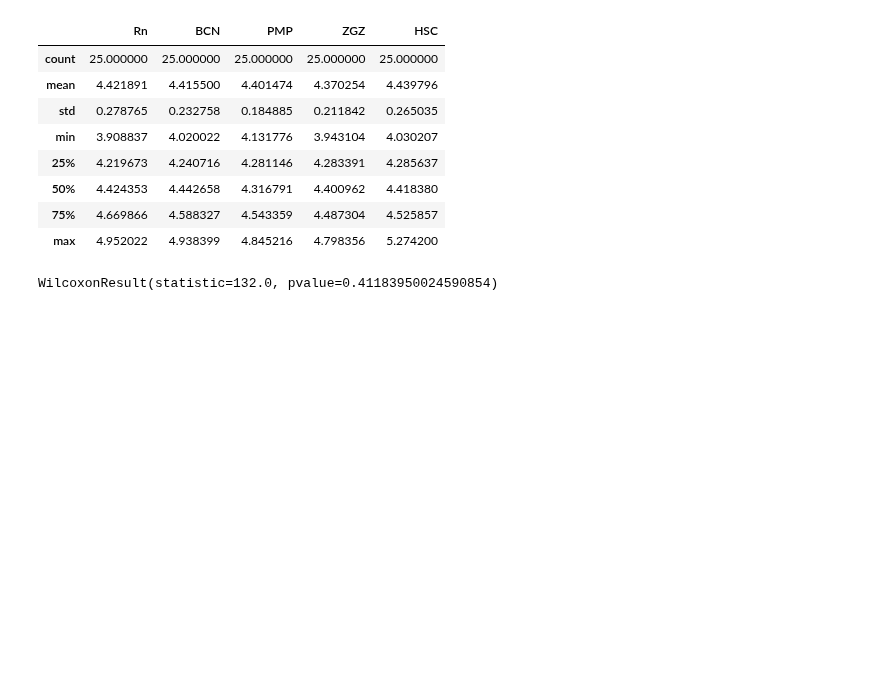
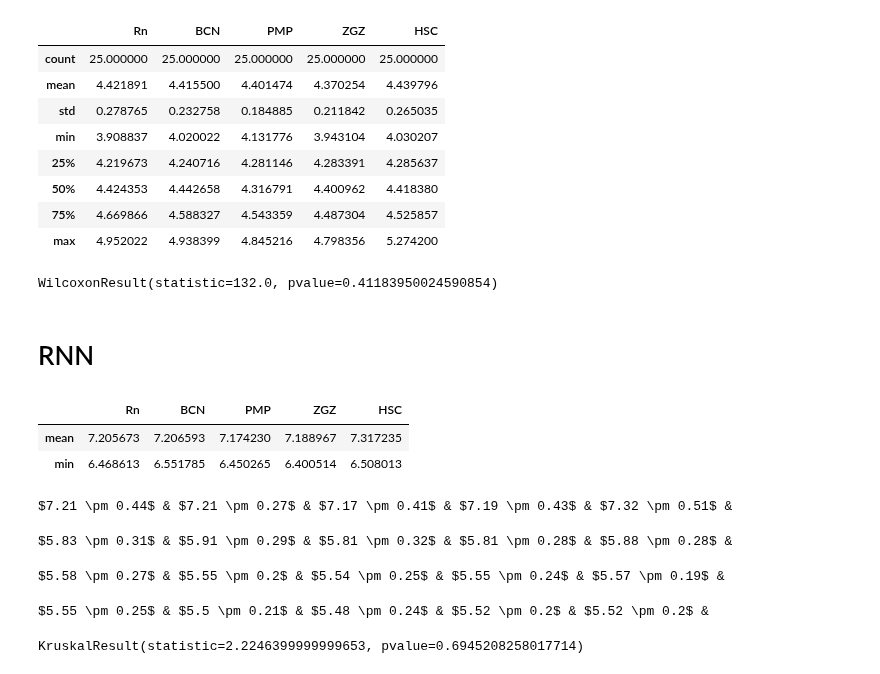
Before and after one commit to TsspGit/Rn_Time_Series, a Jupyter notebook: AEMET/Codes_Daily/Statistical_Analysis.ipynb, the cells around one changed output. Cells and saved outputs as stored; diff of their text form; code cells hidden in the pictures; blank space fills up the shorter version.

```diff
--- a/AEMET/Codes_Daily/Statistical_Analysis.ipynb
+++ b/AEMET/Codes_Daily/Statistical_Analysis.ipynb
@@ -241,3 +241,37 @@ DF8_Fw.describe()
 wilcoxon(DF8_Fw['Rn'].values, DF8_Fw['ZGZ'].values)
 # %% [output]
 WilcoxonResult(statistic=132.0, pvalue=0.41183950024590854)
+# %% [markdown]
+# RNN
+# %%
+DF2_Fw = pd.read_csv('../logs/ErrorsRNN2Fw.csv')
+DF4_Fw = pd.read_csv('../logs/ErrorsRNN4Fw.csv')
+DF6_Fw = pd.read_csv('../logs/ErrorsRNN6Fw.csv')
+DF8_Fw = pd.read_csv('../logs/ErrorsRNN8Fw.csv')
+# %%
+DF2_Fw.describe().loc[['mean', 'min']]
+# %% [output]
+|  | Rn | BCN | PMP | ZGZ | HSC |
+| mean | 7.205673 | 7.206593 | 7.174230 | 7.188967 | 7.317235 |
+| min | 6.468613 | 6.551785 | 6.450265 | 6.400514 | 6.508013 |
+# %%
+toLatexformat(DF2_Fw)
+# %% [output]
+$7.21 \pm 0.44$ & $7.21 \pm 0.27$ & $7.17 \pm 0.41$ & $7.19 \pm 0.43$ & $7.32 \pm 0.51$ &
+# %%
+toLatexformat(DF4_Fw)
+# %% [output]
+$5.83 \pm 0.31$ & $5.91 \pm 0.29$ & $5.81 \pm 0.32$ & $5.81 \pm 0.28$ & $5.88 \pm 0.28$ &
+# %%
+toLatexformat(DF6_Fw)
+# %% [output]
+$5.58 \pm 0.27$ & $5.55 \pm 0.2$ & $5.54 \pm 0.25$ & $5.55 \pm 0.24$ & $5.57 \pm 0.19$ &
+# %%
+toLatexformat(DF8_Fw)
+# %% [output]
+$5.55 \pm 0.25$ & $5.5 \pm 0.21$ & $5.48 \pm 0.24$ & $5.52 \pm 0.2$ & $5.52 \pm 0.2$ &
+# %%
+kruskalwallis(DF8_Fw['Rn'].values, DF8_Fw['BCN'].values, DF8_Fw['PMP'].values, DF8_Fw['ZGZ'].values,
+              DF8_Fw['HSC'].values)
+# %% [output]
+KruskalResult(statistic=2.2246399999999653, pvalue=0.6945208258017714)
```
Also changed, not shown: parts of 1 cell of this notebook, 38 other files.
